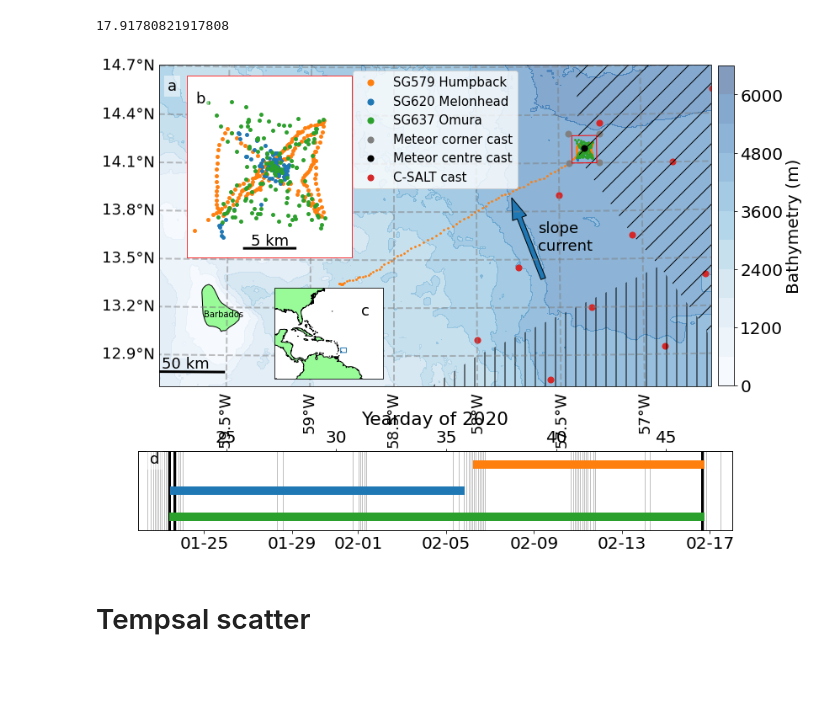
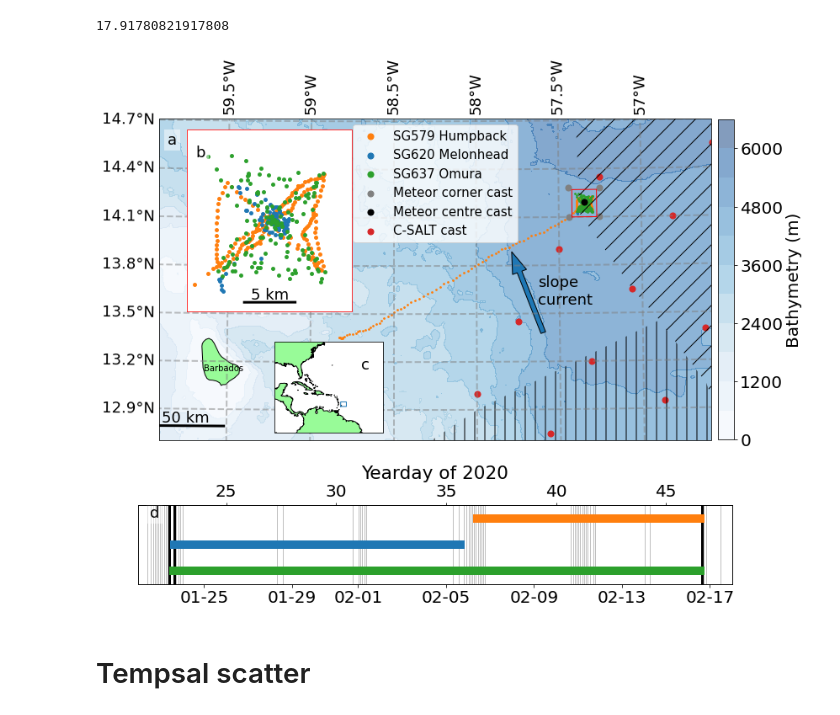
Before and after one commit to callumrollo/eurec4a-thermohaline-figures, a Jupyter notebook: create_figures.ipynb, the cells around one changed output. Cells and saved outputs as stored; diff of their text form; code cells hidden in the pictures; blank space fills up the shorter version.

```diff
--- a/create_figures.ipynb
+++ b/create_figures.ipynb
@@ -211,7 +211,7 @@ ax.set_extent([-59.9, -56.6, 12.7, 14.7], crs=ccrs.PlateCarree());
 mappable0 = ax.contourf(lon, lat, -bathy,10, transform=ccrs.PlateCarree(), cmap = 'Blues', alpha=0.5, zorder=-10)
 gl = ax.gridlines(draw_labels=True,
                  linewidth=2, color='gray', alpha=0.5, linestyle='--')
-gl.top_labels=None
+gl.bottom_labels=None
 gl.right_labels=None
 dot_size=3
 dot_size_zoom=15
@@ -257,34 +257,34 @@ for child in sub_ax.get_children():
         child.set_color('red')
 
 scale_bar(ax, location=(0.05,0.05))
 scale_bar(sub_ax, location=(0.5,0.05), length=5)
 ax.text(-59.64, 13.14, 'Barbados', transform = ccrs.PlateCarree(), fontsize=10)
 
 ax0 = plt.axes([0.1, 0, 0.7, 0.13])
 for i, glider_span in enumerate([sg579_present, sg620_present, sg637_present]):
     ax0.plot(glider_span, [-i,-i], linewidth=10, label=platform_labels[i], zorder=10, color=platform_colors[i])
 ax0.plot([0,0],[i+1, i+1], label='Meteor box cast', color='gray', linewidth=0.5)
 for cast in ctd_outer_box_locs.datetime_first_scan:
     ax0.axvline(cast, color='gray', linewidth=0.5)
 ax0.plot([0,0],[i+1, i+1], label='Meteor center cast', color='k', linewidth=3)
 for cast in ctd_center_locs.datetime_first_scan:
     ax0.axvline(cast, color='k', linewidth=3)
 ax0.set(xlim=[datetime(2020,1,22), datetime(2020,2,18)], ylim=[-2.5, 0.5])
 myFmt = mdates.DateFormatter('%m-%d')
 ax0.xaxis.set_major_formatter(myFmt)
 ax1 = ax0.twiny()
 ax1.plot(range(100), np.ones(100)*100)
 
 ax1.set_xlim([datetime(2020,1,22).timetuple().tm_yday-1, datetime(2020,2,18).timetuple().tm_yday-1])
 ax0.set_title('Yearday of 2020')
 ax0.set_yticks([]);
 letterboxes([ax, sub_ax, big_ax, ax0], loc=[[0.015, 0.92], [0.05, 0.85], [0.8, 0.7], [0.02, 0.85]])
 ax.arrow(-57.6, 13.38, -0.14, 0.38, transform = ccrs.PlateCarree(), width=0.03, zorder=-1)
 ax.text(-57.63, 13.56, 'slope\ncurrent', transform = ccrs.PlateCarree())
 savefig('basemap')
 savefig('fig02', extension='pdf')
 # %% [output]
-[figure, old version]
+[figure, new version]
 # %% [markdown]
 # Tempsal scatter
 # %%
```
